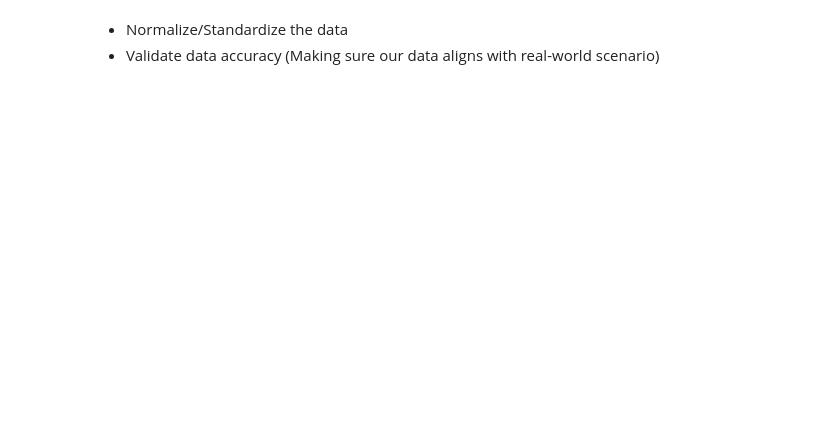
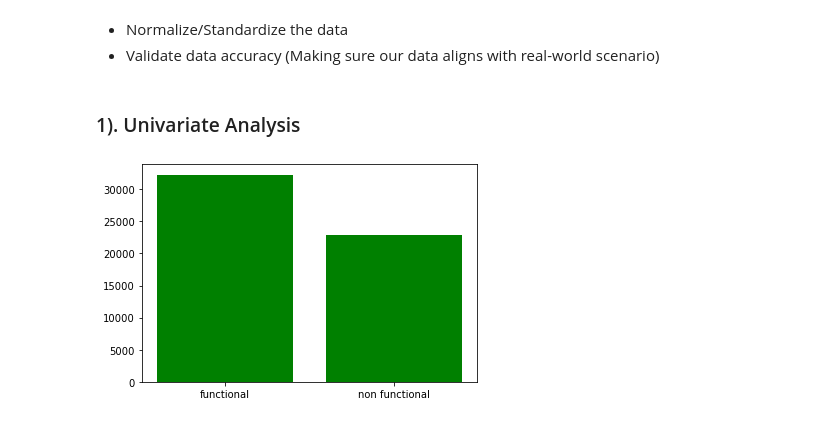
Before and after one commit to Rhino-byte/Tz_Boreholes, a Jupyter notebook: student.ipynb, the cells around one changed output. Cells and saved outputs as stored; diff of their text form; code cells hidden in the pictures; blank space fills up the shorter version.

```diff
--- a/student.ipynb
+++ b/student.ipynb
@@ -183,3 +284,11 @@ For this section we will try and be one with the data🙏🏿.By experimenting d
 # %%
 # Import helper functions to help visualize our data
 from functions import plot_category,plot_category
+# %% [markdown]
+### 1). Univariate Analysis
+# %%
+# Investigating the response variable
+res =new_data.status_group.value_counts()
+plt.bar(x=res.index,height=res.values,color='green');
+# %% [output]
+[figure, added]
```
Also changed, not shown: parts of 28 cells of this notebook.
